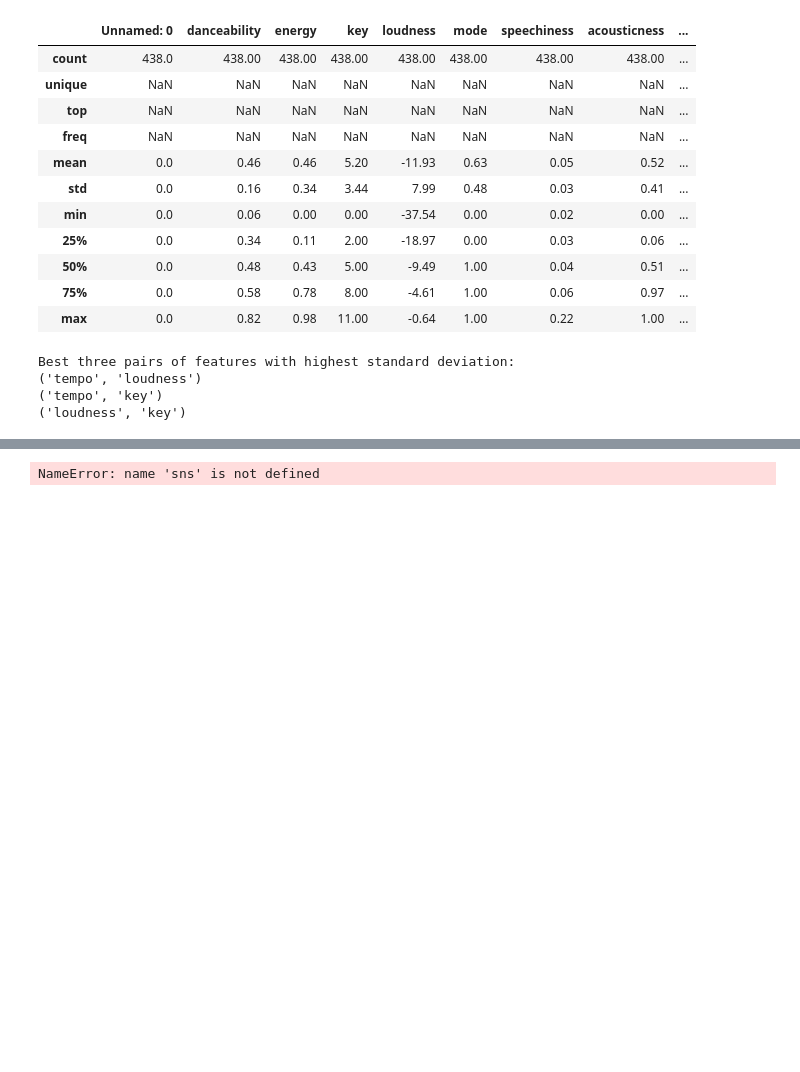
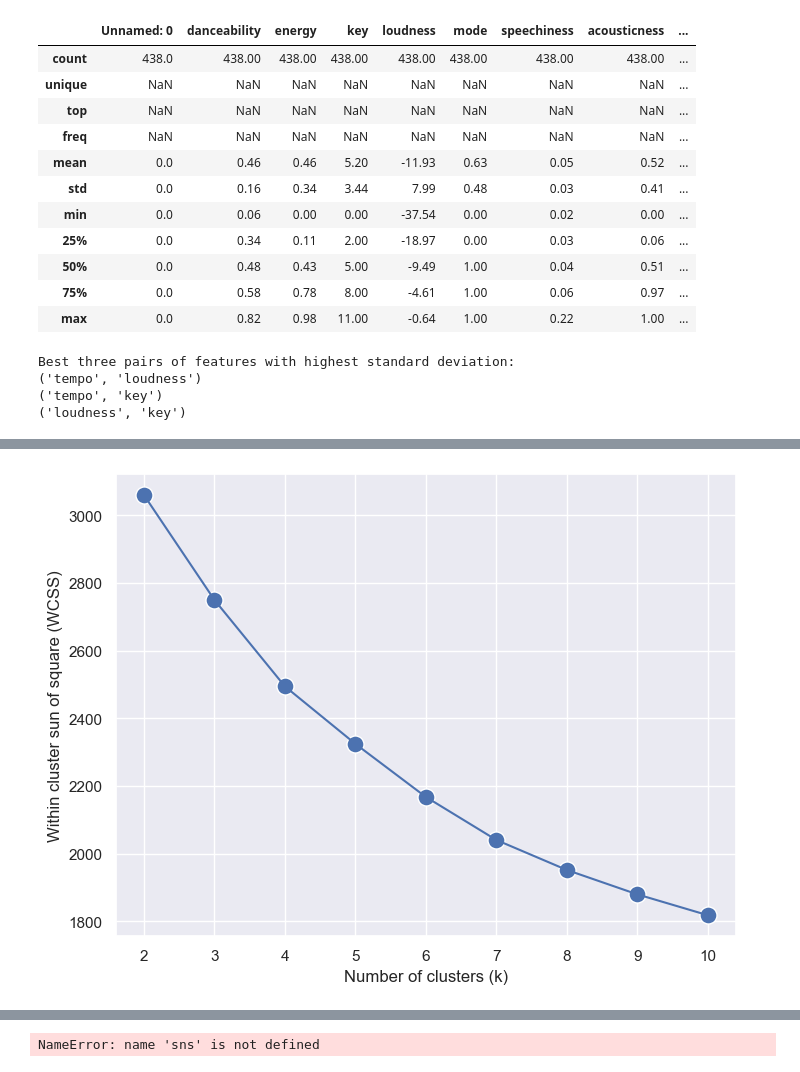
Before and after one commit to hashir-00/project-You-Anime, a Jupyter notebook: clustering_songs.ipynb, the cells around one changed output, grey strips where cells are left out. Saved outputs shown, nothing was run; the diff lists cells and outputs as text; code cells hidden in the pictures; blank space fills up the shorter version.

```diff
--- a/clustering_songs.ipynb
+++ b/clustering_songs.ipynb
@@ -204,0 +229,2 @@ NameError: name 'sns' is not defined
+# %%
+songs_scaled=scaler.fit_transform(songs[['tempo','loudness','key','energy','danceability','mode','speechiness','acousticness','instrumentalness','liveness','valence']])
@@ -210,0 +343,16 @@ NameError: name 'km' is not defined
+# %%
+wcss=[]
+for k in range(2,11):
+    km=KMeans(n_clusters=k,n_init=100,random_state=1234)
+    km.fit(songs_scaled)
+    wcss.append(km.inertia_)
+
+wcss_series=pd.Series(wcss,index=range(2,11))
+
+plt.figure(figsize=(8,6))
+ax=sns.lineplot(y=wcss_series,x=wcss_series.index)
+ax=sns.scatterplot(y=wcss_series,x=wcss_series.index,s=150)
+ax=ax.set(xlabel='Number of clusters (k)',
+         ylabel='Within cluster sun of square (WCSS)')
+# %% [output]
+[figure, added]
```
Also changed, not shown: parts of 36 cells of this notebook.
